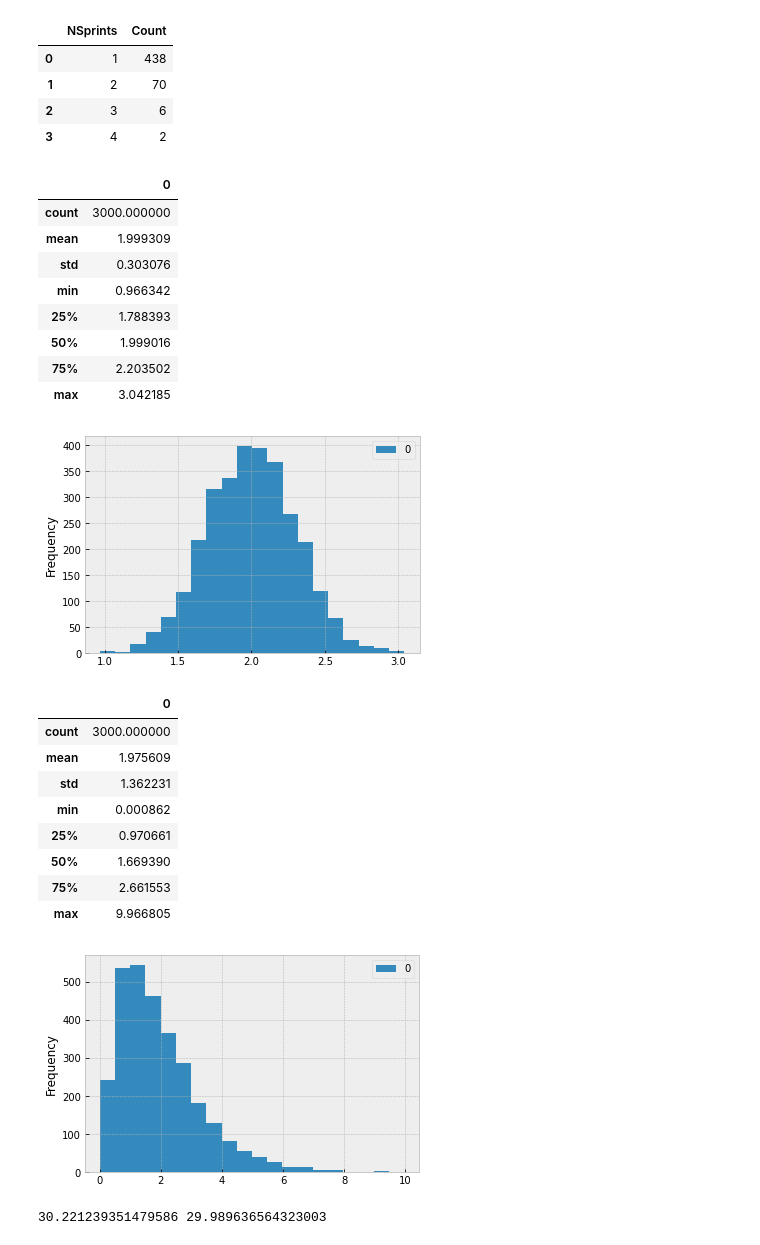
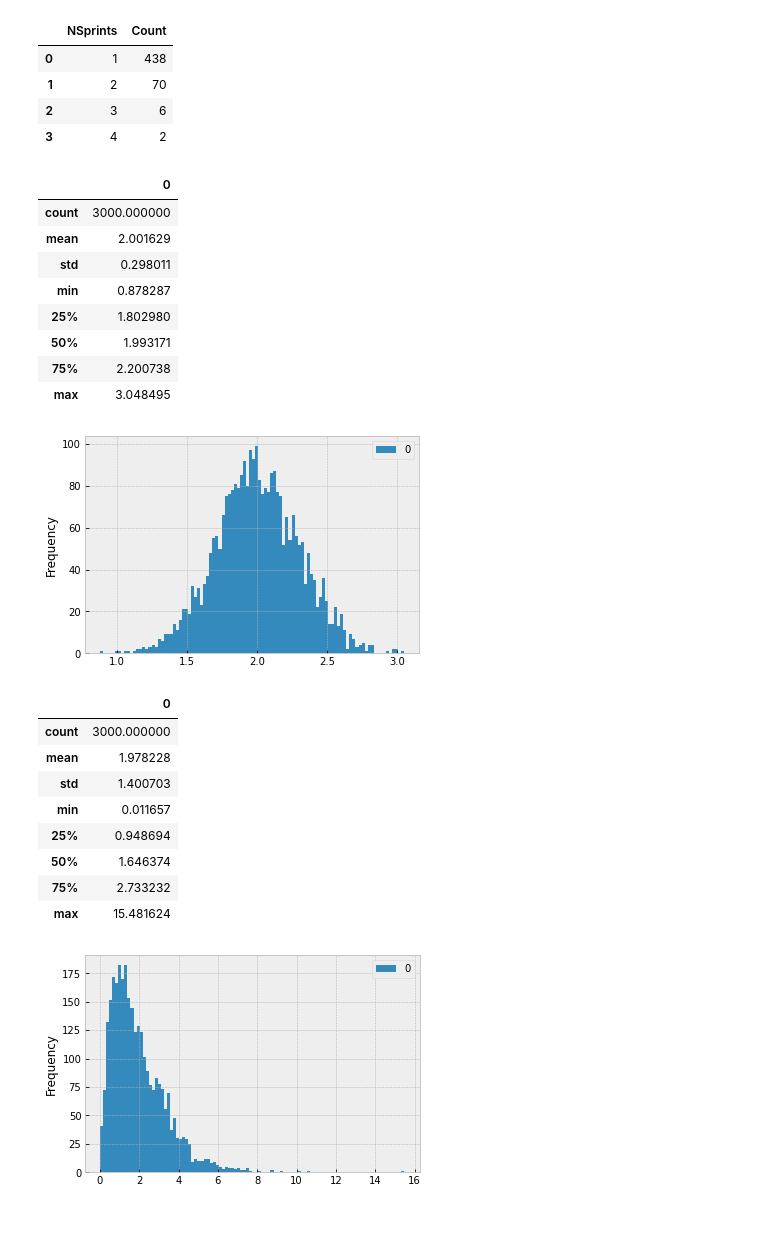
Before and after one commit to zkavtaskin/Lead-Time-Driven-Delivery-Simulation, a Jupyter notebook: Notebook/LittlePower.ipynb, the cells around one changed output. Drawn from its saved outputs; the diff is of its cells as text; code cells hidden in the pictures.

Commit message:
data samples for the article

```diff
--- a/Notebook/LittlePower.ipynb
+++ b/Notebook/LittlePower.ipynb
@@ -373,39 +373,32 @@ sprints_drift_count
 # %%
 coffee_avg = list(filter(lambda x: x >= 0, np.random.normal(2, 0.3, 3000)))
 df_coffee_avg = pd.DataFrame(coffee_avg)
-df_coffee_avg.plot(kind="hist", bins=20)
+df_coffee_avg.plot(kind="hist", bins=100)
 df_coffee_avg.describe()
 # %% [output]
 |  | 0 |
 | count | 3000.000000 |
-| mean | 1.999309 |
-| std | 0.303076 |
-| min | 0.966342 |
-| 25% | 1.788393 |
-| 50% | 1.999016 |
-| 75% | 2.203502 |
-| max | 3.042185 |
+| mean | 2.001629 |
+| std | 0.298011 |
+| min | 0.878287 |
+| 25% | 1.802980 |
+| 50% | 1.993171 |
+| 75% | 2.200738 |
+| max | 3.048495 |
-[figure, old version]
+[figure, new version]
 # %%
 coffee_long = np.random.gamma(2, 1, 3000)
 df_coffee_long = pd.DataFrame(coffee_long)
-df_coffee_long.plot(kind="hist", bins=20)
+df_coffee_long.plot(kind="hist", bins=100)
 df_coffee_long.describe()
 # %% [output]
 |  | 0 |
 | count | 3000.000000 |
-| mean | 1.975609 |
-| std | 1.362231 |
-| min | 0.000862 |
-| 25% | 0.970661 |
-| 50% | 1.669390 |
-| 75% | 2.661553 |
-| max | 9.966805 |
+| mean | 1.978228 |
+| std | 1.400703 |
+| min | 0.011657 |
+| 25% | 0.948694 |
+| 50% | 1.646374 |
+| 75% | 2.733232 |
+| max | 15.481624 |
-[figure, old version]
+[figure, new version]
-# %%
-coffee_avg_sample = np.random.choice(coffee_avg, 15)
-wait_sigma = sum(coffee_avg_sample)
-wait_prediction = 15 * np.mean(coffee_avg)
-print(wait_sigma, wait_prediction)
-# %% [output]
-30.221239351479586 29.989636564323003
```
Also changed, not shown: parts of 3 cells of this notebook.
